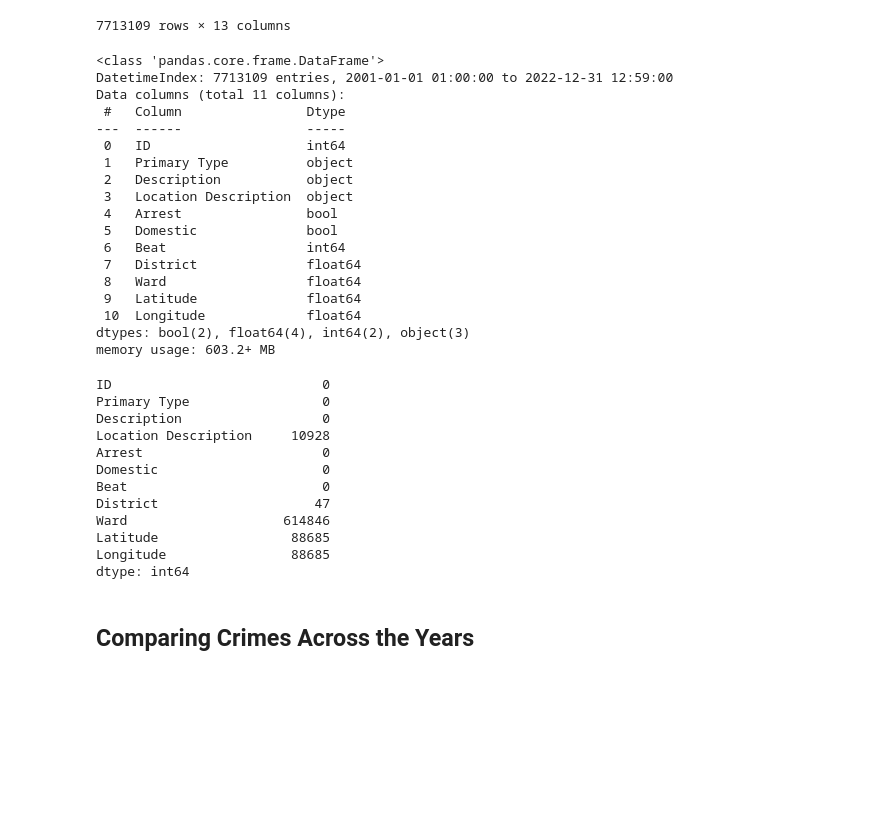
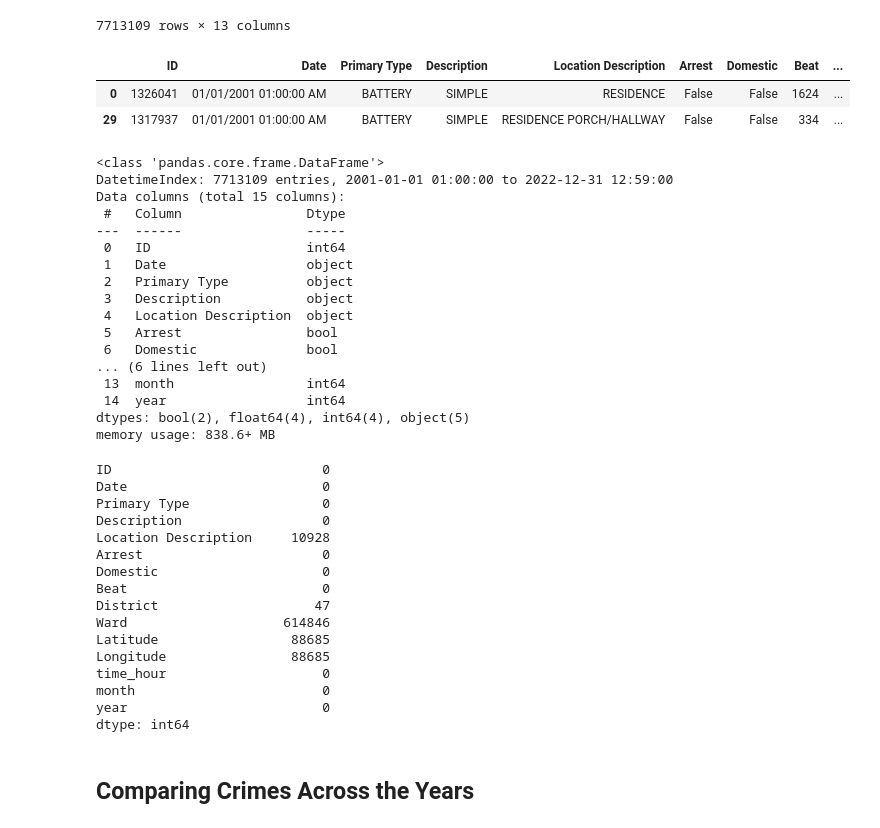
Before and after one commit to SeeBee8/Chicago-Crimes, a Jupyter notebook: Part1_Project3.ipynb, the cells around one changed output. Saved outputs shown, nothing was run; the diff lists cells and outputs as text; code cells hidden in the pictures; blank space fills up the shorter version.

```diff
--- a/Part1_Project3.ipynb
+++ b/Part1_Project3.ipynb
@@ -198,6 +206,16 @@ dff
 | 238856 | 12938420 | 12/31/2022 12:52:00 PM | ASSAULT | SIMPLE | COMMERCIAL / BUSINESS OFFICE | False | False | 1432 | ... |
 | 238857 | 12939906 | 12/31/2022 12:59:00 PM | DECEPTIVE PRACTICE | FINANCIAL IDENTITY THEFT $300 AND... | RESIDENCE | False | False | 1511 | ... |
 7713109 rows × 13 columns
+# %%
+#Adding date columns for easy grouping
+dff['time_hour'] = dff['Datetime'].dt.time
+dff['month'] = dff['Datetime'].dt.month
+dff['year'] = dff['Datetime'].dt.year
+dff.head(2)
+# %% [output]
+|  | ID | Date | Primary Type | Description | Location Description | Arrest | Domestic | Beat | ... |
+| 0 | 1326041 | 01/01/2001 01:00:00 AM | BATTERY | SIMPLE | RESIDENCE | False | False | 1624 | ... |
+| 29 | 1317937 | 01/01/2001 01:00:00 AM | BATTERY | SIMPLE | RESIDENCE PORCH/HALLWAY | False | False | 334 | ... |
 # %%
 #Set index column to datetime
 dff=dff.set_index('Datetime')
@@ -205,27 +223,27 @@ dff.info()
 # %% [output]
 <class 'pandas.core.frame.DataFrame'>
 DatetimeIndex: 7713109 entries, 2001-01-01 01:00:00 to 2022-12-31 12:59:00
-Data columns (total 11 columns):
+Data columns (total 15 columns):
  #   Column                Dtype
 ---  ------                -----
  0   ID                    int64
- 1   Primary Type          object
- 2   Description           object
- 3   Location Description  object
- 4   Arrest                bool
- 5   Domestic              bool
- 6   Beat                  int64
- 7   District              float64
- 8   Ward                  float64
- 9   Latitude              float64
- 10  Longitude             float64
-dtypes: bool(2), float64(4), int64(2), object(3)
-memory usage: 603.2+ MB
+ 1   Date                  object
+ 2   Primary Type          object
+ 3   Description           object
+ 4   Location Description  object
+ 5   Arrest                bool
+ 6   Domestic              bool
+... (6 lines left out)
+ 13  month                 int64
+ 14  year                  int64
+dtypes: bool(2), float64(4), int64(4), object(5)
+memory usage: 838.6+ MB
 # %%
 #Check for null values
 dff.isna().sum()
 # %% [output]
 ID                           0
+Date                         0
 Primary Type                 0
 Description                  0
 Location Description     10928
@@ -236,6 +254,9 @@ District                    47
 Ward                    614846
 Latitude                 88685
 Longitude                88685
+time_hour                    0
+month                        0
+year                         0
 dtype: int64
 # %% [markdown]
 ## Comparing Crimes Across the Years
```
Also changed, not shown: parts of 12 cells of this notebook, 1 other file.
